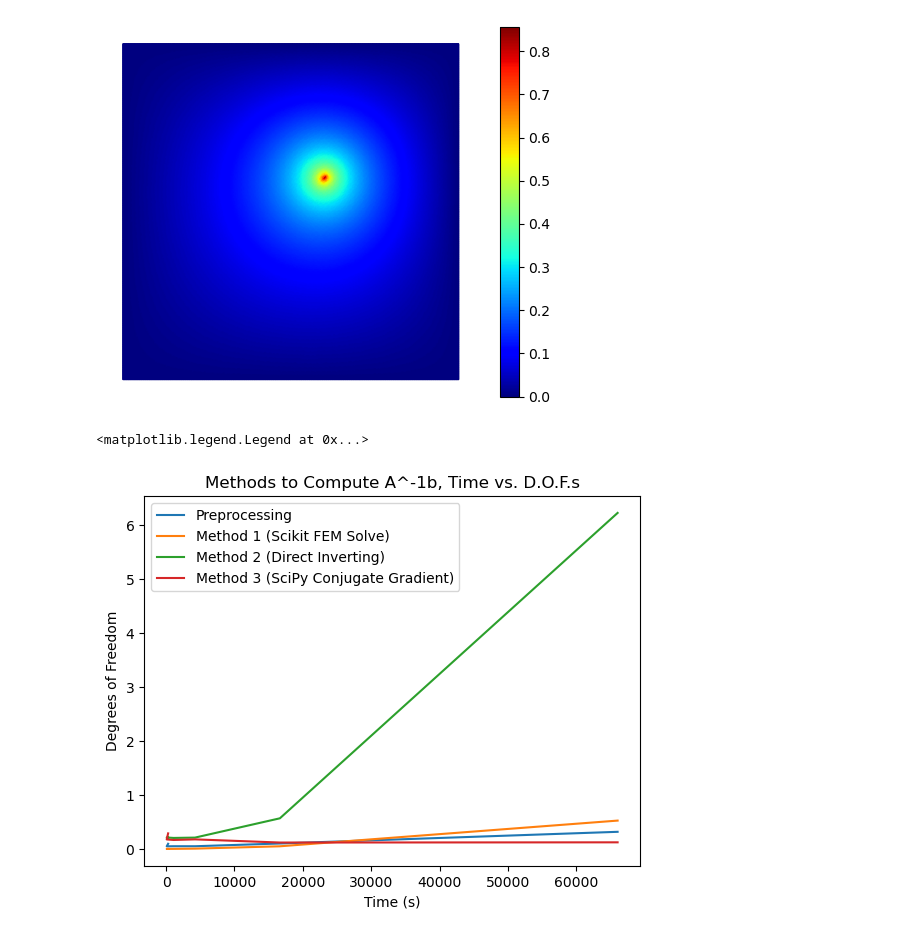
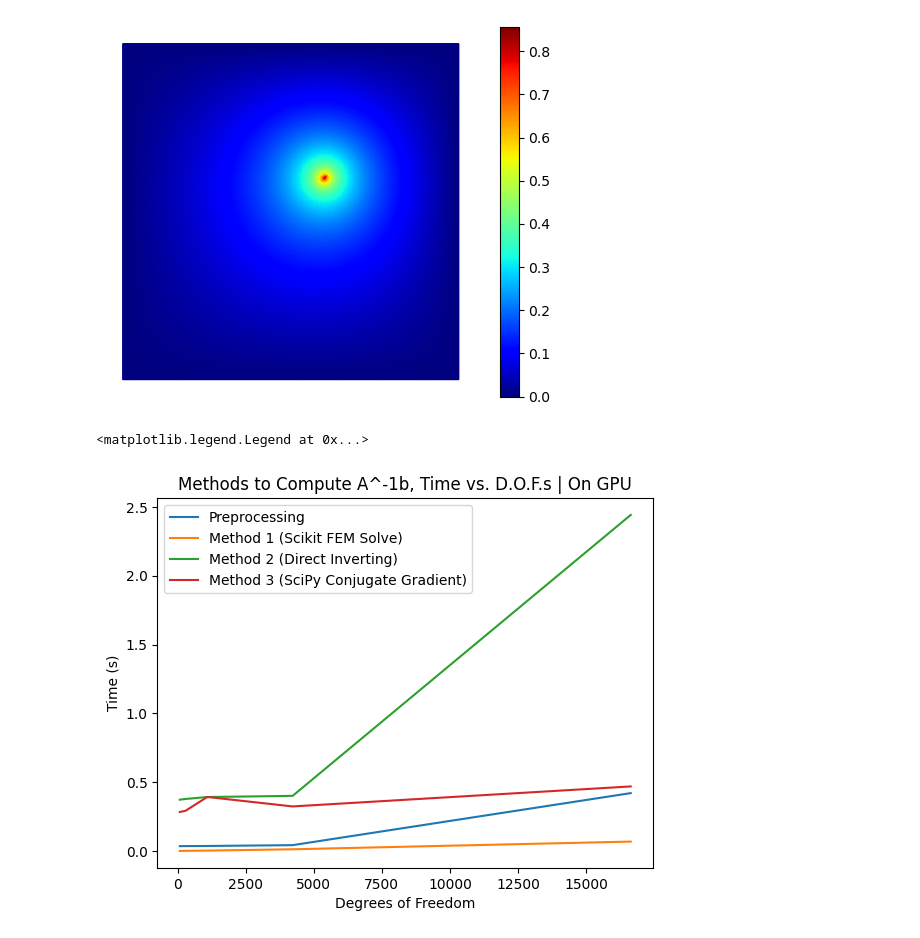
Before and after one commit to vcaipu/cqednumerics, a Jupyter notebook: examples/PoissonLinearSolver.ipynb, the cells around one changed output. Saved outputs shown, nothing was run; the diff lists cells and outputs as text; code cells hidden in the pictures.

Commit message:
gpu basic times

```diff
--- a/examples/PoissonLinearSolver.ipynb
+++ b/examples/PoissonLinearSolver.ipynb
@@ -22,7 +28,7 @@ times = [] # To keep track of time it took for every task
 Can be done on same mesh as problem you are solving
 # %%
 L = 5.0
-mesh = MeshTri.init_sqsymmetric().refined(6)
+mesh = MeshTri.init_sqsymmetric().refined(2)
 mesh = mesh.scaled(2 * L).translated((-L, -L))
 element = ElementTriP1()
 basis = Basis(mesh,element)
@@ -185,13 +191,13 @@ visualize(u3)
 # %%
 npTimes = np.array(times)
 plt.plot(npTimes[:,0],npTimes[:,1],label="Preprocessing")
 plt.plot(npTimes[:,0],npTimes[:,2],label="Method 1 (Scikit FEM Solve)")
 plt.plot(npTimes[:,0],npTimes[:,3],label="Method 2 (Direct Inverting)")
 plt.plot(npTimes[:,0],npTimes[:,4],label="Method 3 (SciPy Conjugate Gradient)")
-plt.title("Methods to Compute A^-1b, Time vs. D.O.F.s")
-plt.ylabel("Degrees of Freedom")
-plt.xlabel("Time (s)")
+plt.title("Methods to Compute A^-1b, Time vs. D.O.F.s | On GPU")
+plt.xlabel("Degrees of Freedom")
+plt.ylabel("Time (s)")
 plt.legend()
 # %% [output]
 <matplotlib.legend.Legend at 0x...>
-[figure, old version]
+[figure, new version]
```
Also changed, not shown: parts of 4 cells of this notebook, 3 other files.
